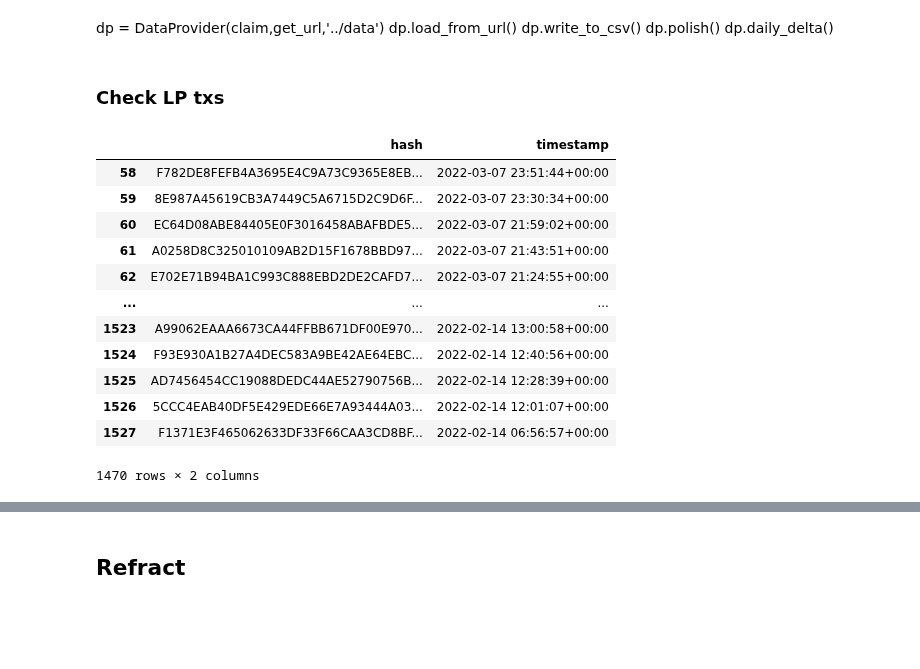
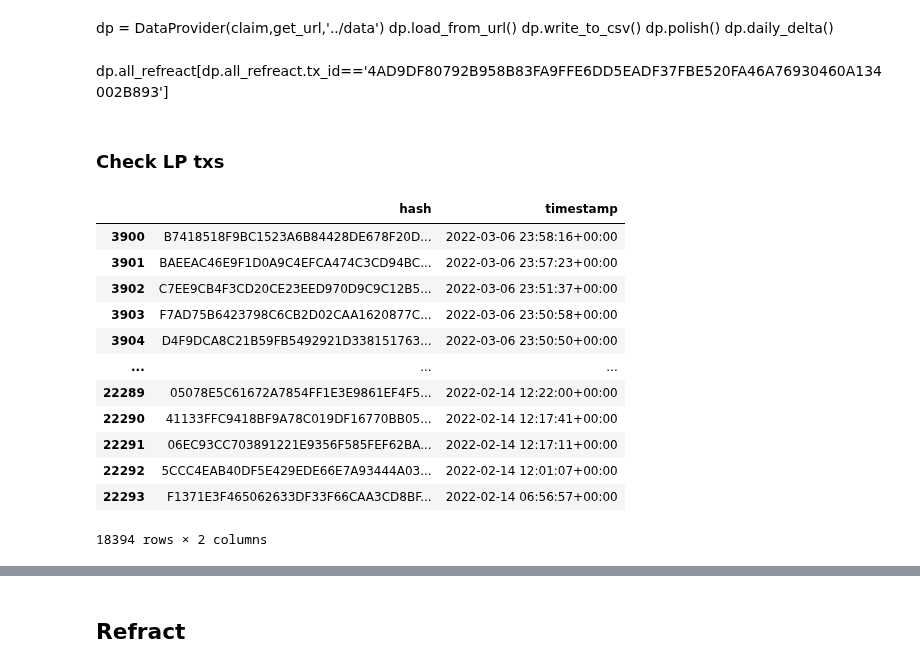
Before and after one commit to IncioMan/prism_forge, a Jupyter notebook: notebook/Prism Farm - Analytics.ipynb, the cells around one changed output, grey strips where cells are left out. Drawn from its saved outputs; the diff is of its cells as text; code cells hidden in the pictures; blank space fills up the shorter version.

```diff
--- a/notebook/Prism Farm - Analytics.ipynb
+++ b/notebook/Prism Farm - Analytics.ipynb
@@ -331,6 +354,8 @@ dp = DataProvider(claim,get_url,'../data')
 dp.load_from_csv()
 dp.polish()
 dp.daily_delta()
+# %% [markdown]
+dp.all_refreact[dp.all_refreact.tx_id=='4AD9DF80792B958B83FA9FFE6DD5EADF37FBE520FA46A76930460A134002B893']
 # %% [markdown]
 ### Check LP txs
 # %%
@@ -338,20 +363,20 @@ contract = 'terra1argcazqn3ukpyp0vmldxnf9qymnm6vfjaar94g'
 txs = pd.read_csv(f'../data/txs/{contract}.csv', index_col=0)
 txs.timestamp = pd.to_datetime(txs.timestamp)
 # %%
-txs = txs[txs.timestamp.apply(str) < '2022-03-08']
+txs = txs[txs.timestamp.apply(str) < '2022-03-07']
 txs
 # %% [output]
 |  | hash | timestamp |
-| 58 | F782DE8FEFB4A3695E4C9A73C9365E8EB... | 2022-03-07 23:51:44+00:00 |
-| 59 | 8E987A45619CB3A7449C5A6715D2C9D6F... | 2022-03-07 23:30:34+00:00 |
-| 60 | EC64D08ABE84405E0F3016458ABAFBDE5... | 2022-03-07 21:59:02+00:00 |
-| 61 | A0258D8C325010109AB2D15F1678BBD97... | 2022-03-07 21:43:51+00:00 |
-| 62 | E702E71B94BA1C993C888EBD2DE2CAFD7... | 2022-03-07 21:24:55+00:00 |
+| 3900 | B7418518F9BC1523A6B84428DE678F20D... | 2022-03-06 23:58:16+00:00 |
+| 3901 | BAEEAC46E9F1D0A9C4EFCA474C3CD94BC... | 2022-03-06 23:57:23+00:00 |
+| 3902 | C7EE9CB4F3CD20CE23EED970D9C9C12B5... | 2022-03-06 23:51:37+00:00 |
+| 3903 | F7AD75B6423798C6CB2D02CAA1620877C... | 2022-03-06 23:50:58+00:00 |
+| 3904 | D4F9DCA8C21B59FB5492921D338151763... | 2022-03-06 23:50:50+00:00 |
 | ... | ... | ... |
-| 1523 | A99062EAAA6673CA44FFBB671DF00E970... | 2022-02-14 13:00:58+00:00 |
-| 1524 | F93E930A1B27A4DEC583A9BE42AE64EBC... | 2022-02-14 12:40:56+00:00 |
-| 1525 | AD7456454CC19088DEDC44AE52790756B... | 2022-02-14 12:28:39+00:00 |
-| 1526 | 5CCC4EAB40DF5E429EDE66E7A93444A03... | 2022-02-14 12:01:07+00:00 |
-| 1527 | F1371E3F465062633DF33F66CAA3CD8BF... | 2022-02-14 06:56:57+00:00 |
+| 22289 | 05078E5C61672A7854FF1E3E9861EF4F5... | 2022-02-14 12:22:00+00:00 |
+| 22290 | 41133FFC9418BF9A78C019DF16770BB05... | 2022-02-14 12:17:41+00:00 |
+| 22291 | 06EC93CC703891221E9356F585FEF62BA... | 2022-02-14 12:17:11+00:00 |
+| 22292 | 5CCC4EAB40DF5E429EDE66E7A93444A03... | 2022-02-14 12:01:07+00:00 |
+| 22293 | F1371E3F465062633DF33F66CAA3CD8BF... | 2022-02-14 06:56:57+00:00 |
-1470 rows × 2 columns
+18394 rows × 2 columns
 # %%
```
Also changed, not shown: parts of 10 cells of this notebook, 4 other files.
